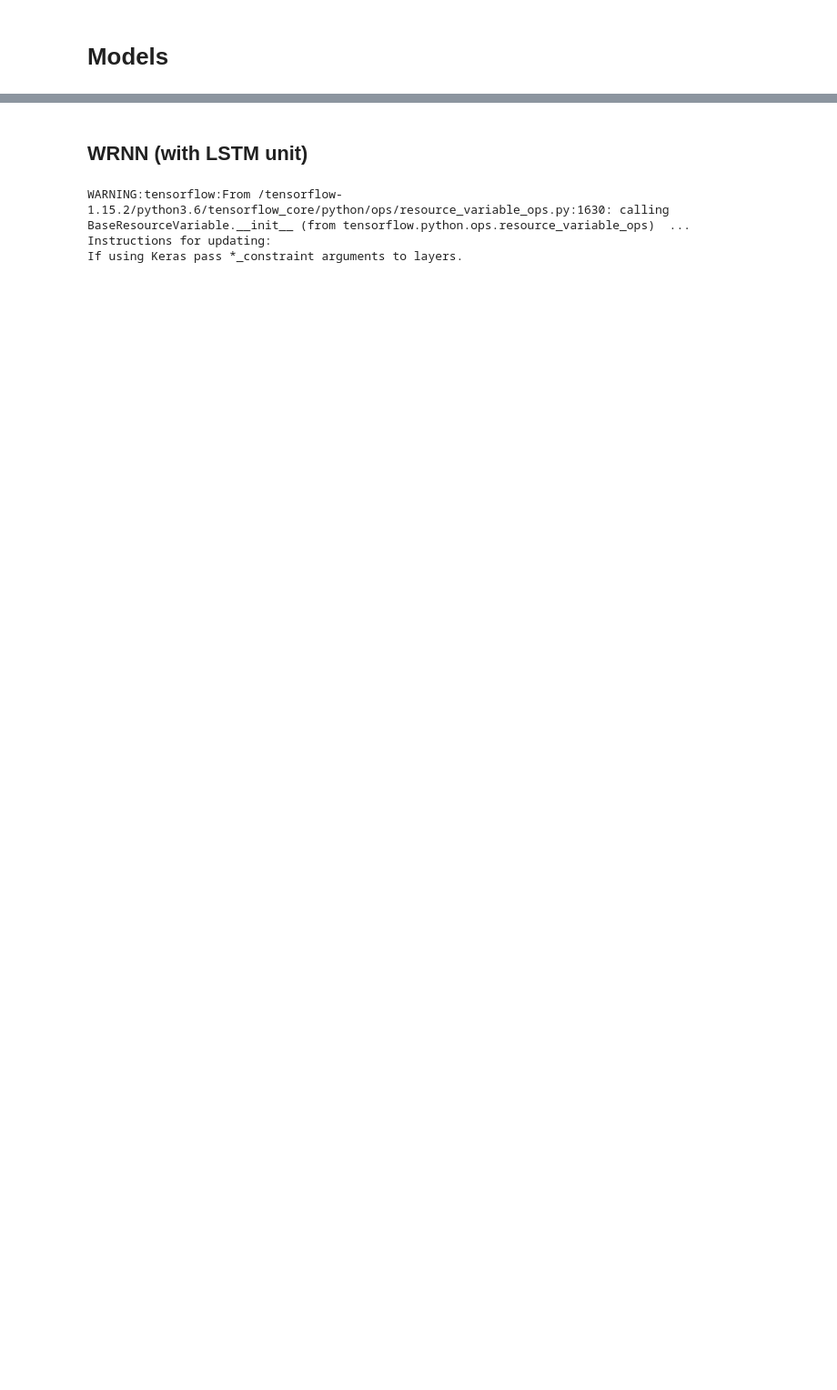
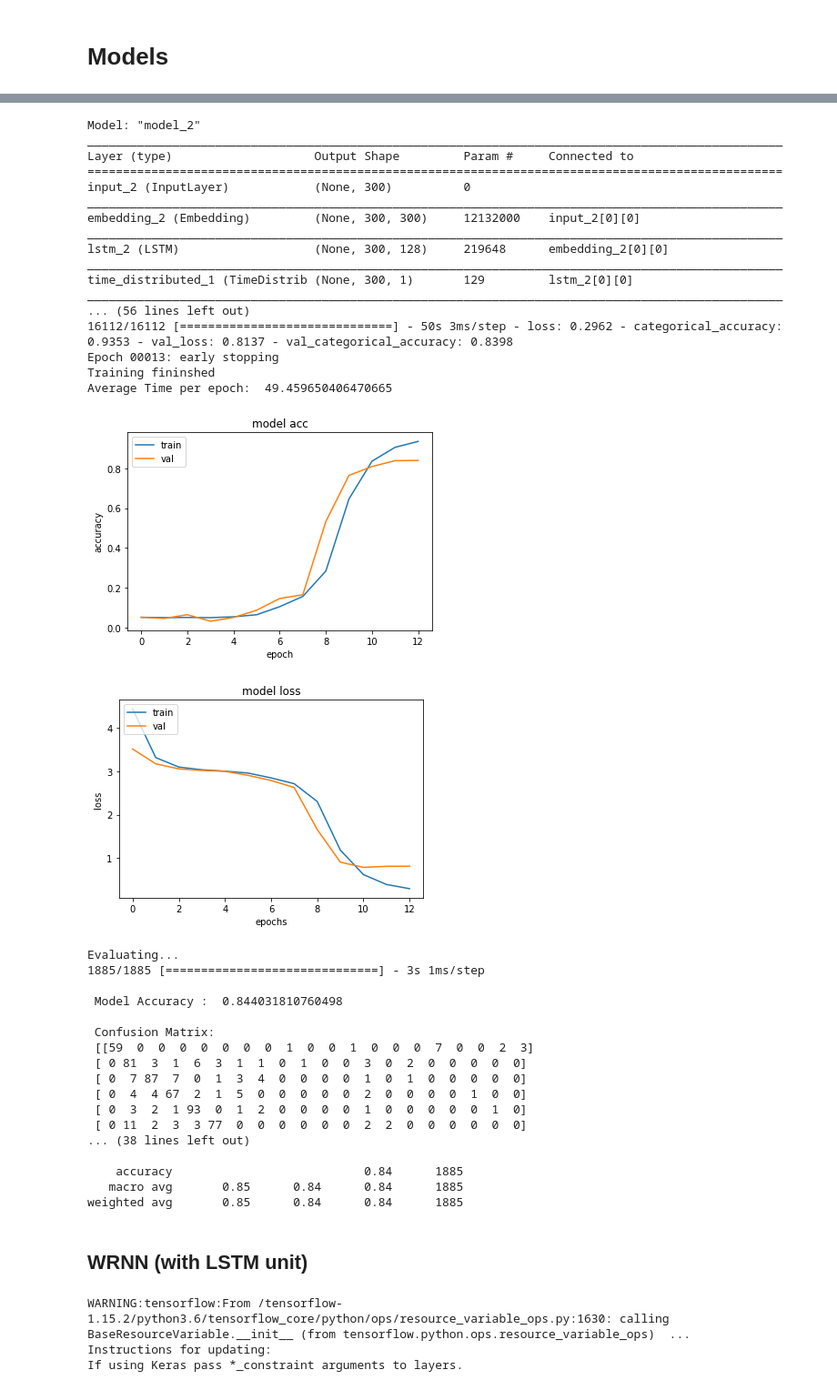
Before and after one commit to QuickLearner171998/Weighted-RNN-for-News-Text-Classification, a Jupyter notebook: WRNN_News_Text_Classification.ipynb, the cells around one changed output, grey strips where cells are left out. Shown: that part at 91% size. Drawn from its saved outputs; the diff is of its cells as text; code cells hidden in the pictures; blank space fills up the shorter version.

```diff
--- a/WRNN_News_Text_Classification.ipynb
+++ b/WRNN_News_Text_Classification.ipynb
@@ -355,3 +371,69 @@ print(vocab_size)
+# %%
+import keras.backend as K
+inp = Input(shape=(sl,))
+embed = Embedding(input_dim=vocab_size+1, output_dim=embed_dim,
+                  weights=[embedding_matrix], input_length=sl,
+                  trainable=True)(inp)
+lstm = LSTM(hidden_dim, return_sequences=True, recurrent_dropout=0.2,
+            dropout=0.2)(embed)
+wis = TimeDistributed(Dense(1, activation='sigmoid'))(lstm)
+def repeat(x):
+  return K.repeat_elements(x, rep=hidden_dim, axis=-1)
+wis = Lambda(repeat)(wis)
+wd = Multiply()([lstm, wis])
+def sum_along_axis(x):
+  return K.sum(x, axis=1)
+wd = Lambda(sum_along_axis)(wd)
+d = Dense(hidden_dim, activation='relu', kernel_regularizer=regularizers.l2(0.01))(wd)
+d = Dropout(0.2)(d)
+out = Dense(output_dim, activation='softmax')(d)
+model_wrnn = Model(inputs = inp, outputs = out)
+model_wrnn.summary()
+
+# training
+history = run_model(model_wrnn, train_tokenized_seq, train_labels, epochs, batch_size, vsplit)
+training_plots(history, 'wrnn.png', model_wrnn)
+
+# evaluation
+print("Evaluating...")
+evaluate(model_wrnn, test_tokenized_seq, test_labels, batch_size)
+# %% [output]
+Model: "model_2"
+__________________________________________________________________________________________________
+Layer (type)                    Output Shape         Param #     Connected to
+==================================================================================================
+input_2 (InputLayer)            (None, 300)          0
+__________________________________________________________________________________________________
+embedding_2 (Embedding)         (None, 300, 300)     12132000    input_2[0][0]
+__________________________________________________________________________________________________
+lstm_2 (LSTM)                   (None, 300, 128)     219648      embedding_2[0][0]
+__________________________________________________________________________________________________
+time_distributed_1 (TimeDistrib (None, 300, 1)       129         lstm_2[0][0]
+__________________________________________________________________________________________________
+... (56 lines left out)
+16112/16112 [==============================] - 50s 3ms/step - loss: 0.2962 - categorical_accuracy: 0.9353 - val_loss: 0.8137 - val_categorical_accuracy: 0.8398
+Epoch 00013: early stopping
+Training fininshed
+Average Time per epoch:  49.459650406470665
+[figure, added]
+[figure, added]
+Evaluating...
+1885/1885 [==============================] - 3s 1ms/step
+
+ Model Accuracy :  0.844031810760498
+
+ Confusion Matrix:
+ [[59  0  0  0  0  0  0  0  1  0  0  1  0  0  0  7  0  0  2  3]
+ [ 0 81  3  1  6  3  1  1  0  1  0  0  3  0  2  0  0  0  0  0]
+ [ 0  7 87  7  0  1  3  4  0  0  0  0  1  0  1  0  0  0  0  0]
+ [ 0  4  4 67  2  1  5  0  0  0  0  0  2  0  0  0  0  1  0  0]
+ [ 0  3  2  1 93  0  1  2  0  0  0  0  1  0  0  0  0  0  1  0]
+ [ 0 11  2  3  3 77  0  0  0  0  0  0  2  2  0  0  0  0  0  0]
+... (38 lines left out)
+
+    accuracy                           0.84      1885
+   macro avg       0.85      0.84      0.84      1885
+weighted avg       0.85      0.84      0.84      1885
 # %% [markdown]
 ## WRNN (with LSTM unit)
 # %%
```
Also changed, not shown: parts of 6 cells of this notebook.
